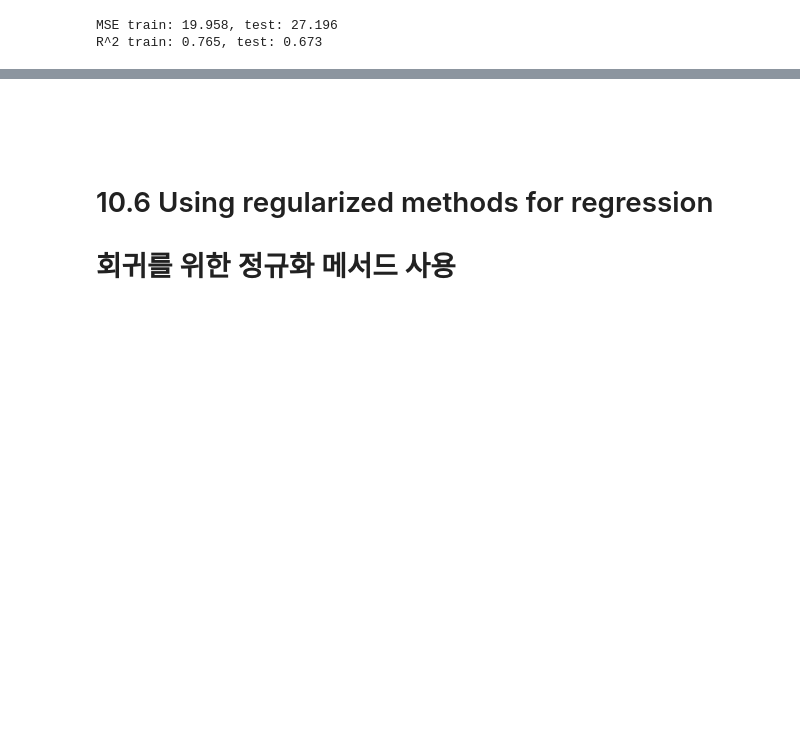
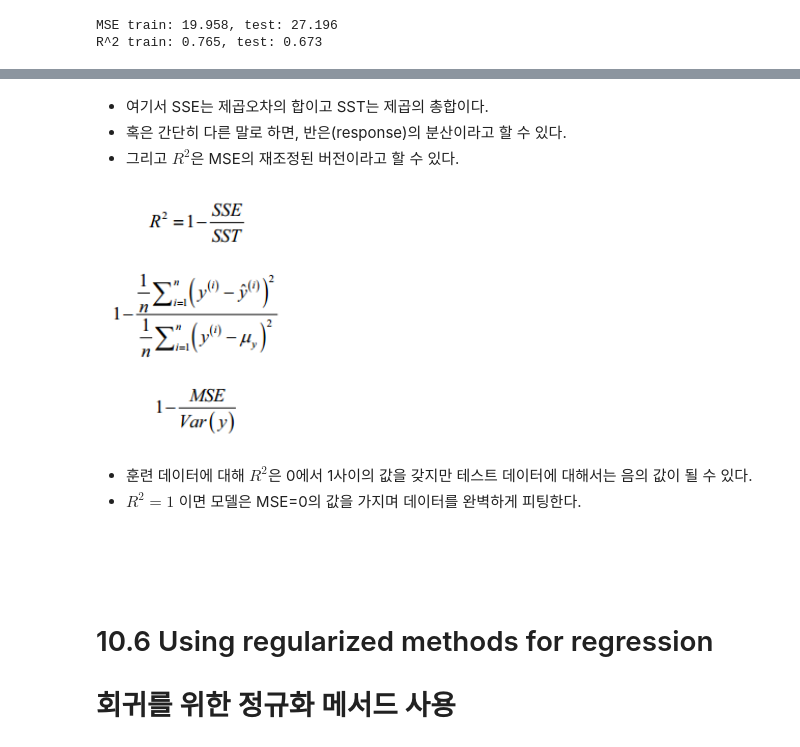
Before and after one commit to rnder/python-machine-learning-book, a Jupyter notebook: code/ch10/ch10-kor.ipynb, the cells around one changed output, grey strips where cells are left out. Cells and saved outputs as stored; diff of their text form; code cells hidden in the pictures; blank space fills up the shorter version.

```diff
--- a/code/ch10/ch10-kor.ipynb
+++ b/code/ch10/ch10-kor.ipynb
@@ -472,3 +528,14 @@ R^2 train: 0.765, test: 0.673
+# %% [markdown]
+- 여기서 SSE는 제곱오차의 합이고 SST는 제곱의 총합이다.
+- 혹은 간단히 다른 말로 하면, 반은(response)의 분산이라고 할 수 있다.
+- 그리고 $R^2$은 MSE의 재조정된 버전이라고 할 수 있다.
+# %%
+Image(filename='./images/10_24.png', width=200)
+# %% [output]
+[figure, added]
+# %% [markdown]
+- 훈련 데이터에 대해 $R^2$은 0에서 1사이의 값을 갖지만 테스트 데이터에 대해서는 음의 값이 될 수 있다.
+- $R^2=1$ 이면 모델은 MSE=0의 값을 가지며 데이터를 완벽하게 피팅한다.
 # %% [markdown]
 <br>
 <br>
```
Also changed, not shown: parts of 19 cells of this notebook, 8 other files.
